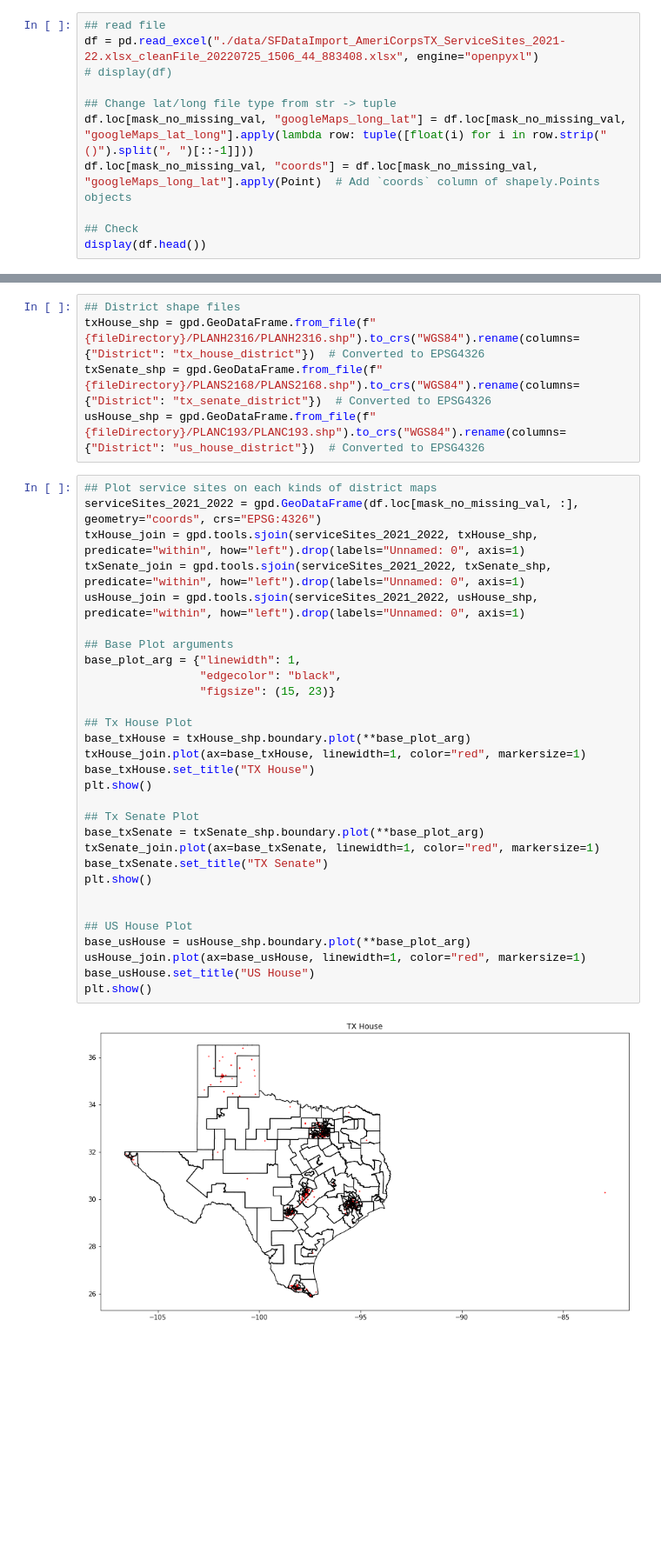
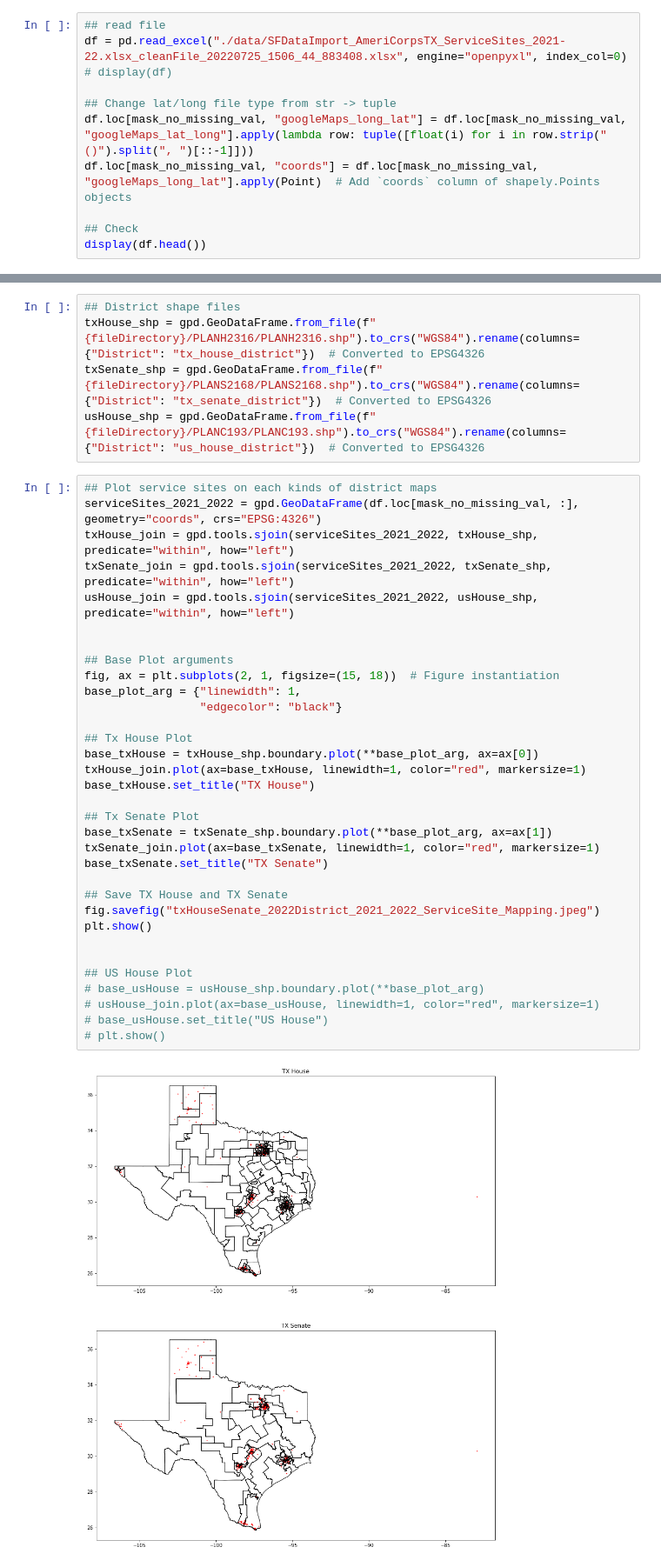
Before and after one commit to aoot/Texas-District-Mapping, a Jupyter notebook: Cleaning Address and Mapping.ipynb, the cells around one changed output, grey strips where cells are left out. Shown at 87% size. Drawn from its saved outputs; the diff is of its cells as text; blank space fills up the shorter version.

Commit message:
Finished mapping and added a map.

```diff
--- a/Cleaning Address and Mapping.ipynb
+++ b/Cleaning Address and Mapping.ipynb
@@ -226,7 +226,7 @@ exportAndSaveDF(df, fileName, "data", type="tab")
 ##    - 2022 (Primary and general elections) - SB 6 - PlanC193
 # %%
 ## read file
-df = pd.read_excel("./data/SFDataImport_AmeriCorpsTX_ServiceSites_2021-22.xlsx_cleanFile_20220725_1506_44_883408.xlsx", engine="openpyxl")
+df = pd.read_excel("./data/SFDataImport_AmeriCorpsTX_ServiceSites_2021-22.xlsx_cleanFile_20220725_1506_44_883408.xlsx", engine="openpyxl", index_col=0)
 # display(df)
 
 ## Change lat/long file type from str -> tuple
@@ -261,32 +261,35 @@ usHouse_shp = gpd.GeoDataFrame.from_file(f"{fileDirectory}/PLANC193/PLANC193.shp
 # %%
 ## Plot service sites on each kinds of district maps
 serviceSites_2021_2022 = gpd.GeoDataFrame(df.loc[mask_no_missing_val, :], geometry="coords", crs="EPSG:4326")
-txHouse_join = gpd.tools.sjoin(serviceSites_2021_2022, txHouse_shp, predicate="within", how="left").drop(labels="Unnamed: 0", axis=1)
-txSenate_join = gpd.tools.sjoin(serviceSites_2021_2022, txSenate_shp, predicate="within", how="left").drop(labels="Unnamed: 0", axis=1)
-usHouse_join = gpd.tools.sjoin(serviceSites_2021_2022, usHouse_shp, predicate="within", how="left").drop(labels="Unnamed: 0", axis=1)
+txHouse_join = gpd.tools.sjoin(serviceSites_2021_2022, txHouse_shp, predicate="within", how="left")
+txSenate_join = gpd.tools.sjoin(serviceSites_2021_2022, txSenate_shp, predicate="within", how="left")
+usHouse_join = gpd.tools.sjoin(serviceSites_2021_2022, usHouse_shp, predicate="within", how="left")
+
 
 ## Base Plot arguments
+fig, ax = plt.subplots(2, 1, figsize=(15, 18))  # Figure instantiation
 base_plot_arg = {"linewidth": 1,
-                 "edgecolor": "black",
-                 "figsize": (15, 23)}
+                 "edgecolor": "black"}
 
 ## Tx House Plot
-base_txHouse = txHouse_shp.boundary.plot(**base_plot_arg)
+base_txHouse = txHouse_shp.boundary.plot(**base_plot_arg, ax=ax[0])
 txHouse_join.plot(ax=base_txHouse, linewidth=1, color="red", markersize=1)
 base_txHouse.set_title("TX House")
-plt.show()
 
 ## Tx Senate Plot
-base_txSenate = txSenate_shp.boundary.plot(**base_plot_arg)
+base_txSenate = txSenate_shp.boundary.plot(**base_plot_arg, ax=ax[1])
 txSenate_join.plot(ax=base_txSenate, linewidth=1, color="red", markersize=1)
 base_txSenate.set_title("TX Senate")
+
+## Save TX House and TX Senate
+fig.savefig("txHouseSenate_2022District_2021_2022_ServiceSite_Mapping.jpeg")
 plt.show()
 
 
 ## US House Plot
-base_usHouse = usHouse_shp.boundary.plot(**base_plot_arg)
-usHouse_join.plot(ax=base_usHouse, linewidth=1, color="red", markersize=1)
-base_usHouse.set_title("US House")
-plt.show()
+# base_usHouse = usHouse_shp.boundary.plot(**base_plot_arg)
+# usHouse_join.plot(ax=base_usHouse, linewidth=1, color="red", markersize=1)
+# base_usHouse.set_title("US House")
+# plt.show()
 # %% [output]
-[figure, old version]
+[figure, new version]
```
Also changed, not shown: parts of 10 cells of this notebook, 3 other files.
